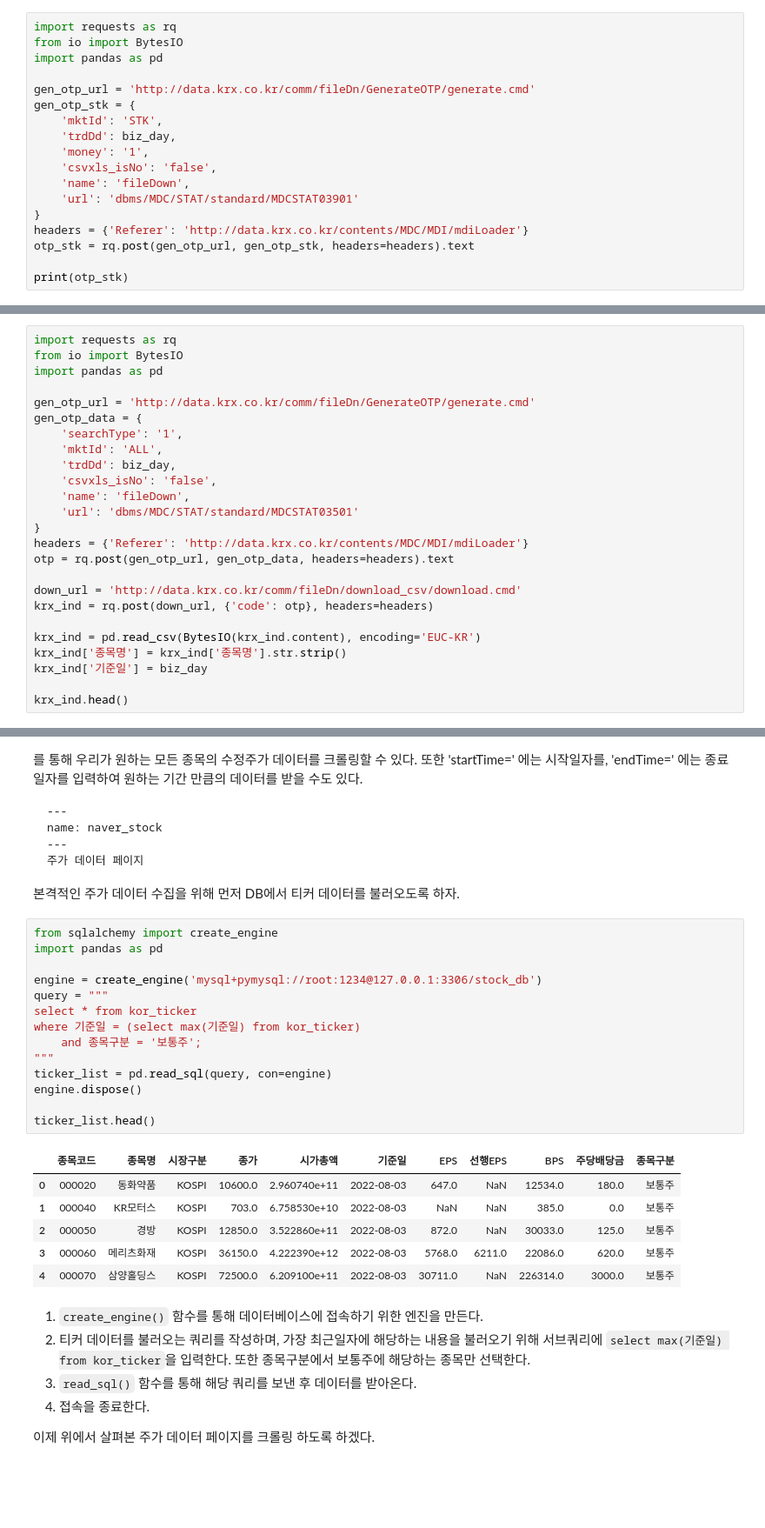
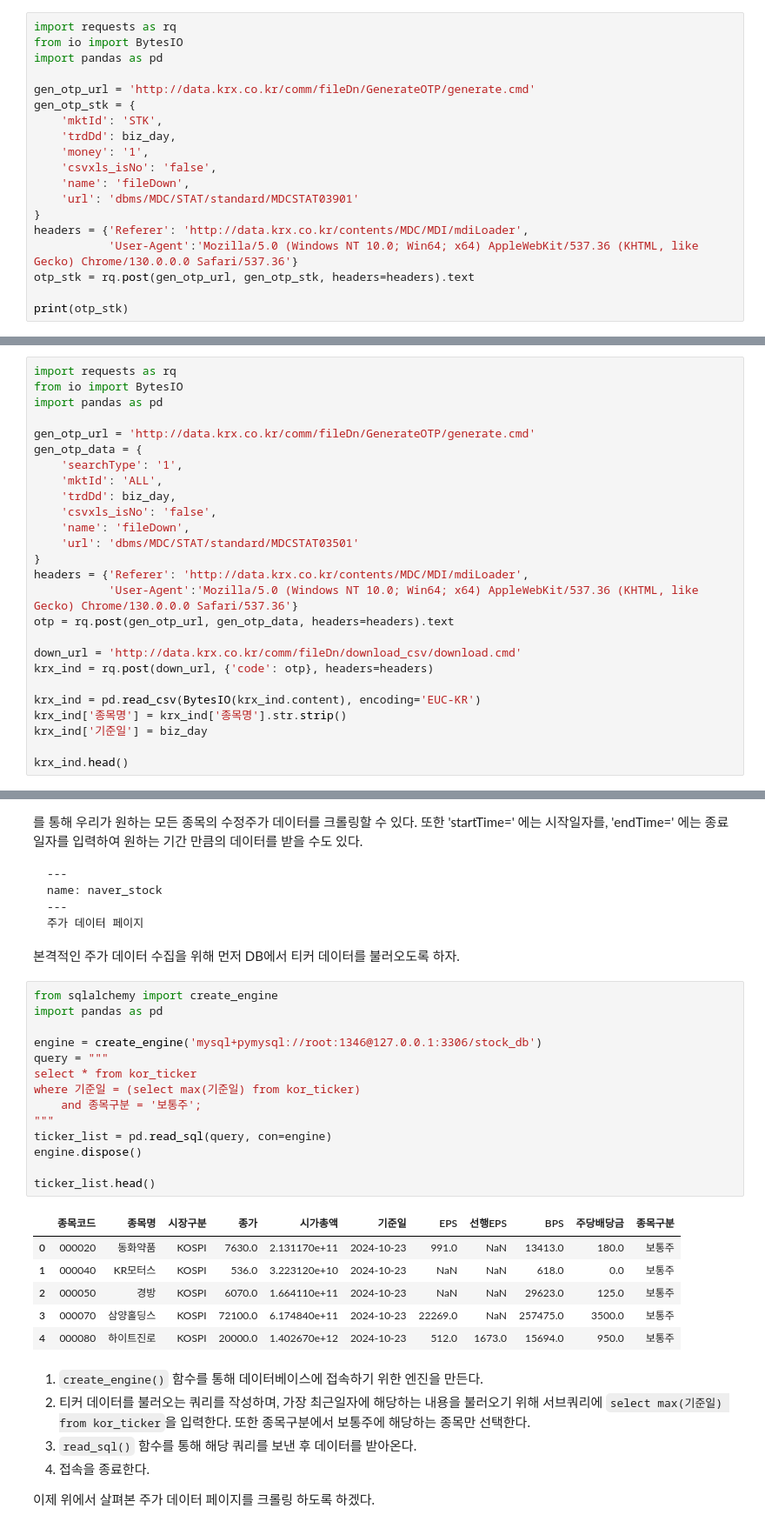
Before and after one commit to JaehwanKim00/stock_trading, a Jupyter notebook: data_korea.ipynb, the cells around one changed output, grey strips where cells are left out. Shown at 87% size. Saved outputs shown, nothing was run; the diff lists cells and outputs as text; blank space fills up the shorter version.

```diff
--- a/data_korea.ipynb
+++ b/data_korea.ipynb
@@ -119,7 +119,8 @@ gen_otp_stk = {
     'name': 'fileDown',
     'url': 'dbms/MDC/STAT/standard/MDCSTAT03901'
 }
-headers = {'Referer': 'http://data.krx.co.kr/contents/MDC/MDI/mdiLoader'}
+headers = {'Referer': 'http://data.krx.co.kr/contents/MDC/MDI/mdiLoader',
+           'User-Agent':'Mozilla/5.0 (Windows NT 10.0; Win64; x64) AppleWebKit/537.36 (KHTML, like Gecko) Chrome/130.0.0.0 Safari/537.36'}
 otp_stk = rq.post(gen_otp_url, gen_otp_stk, headers=headers).text
 
 print(otp_stk)
@@ -243,7 +228,8 @@ gen_otp_data = {
     'name': 'fileDown',
     'url': 'dbms/MDC/STAT/standard/MDCSTAT03501'
 }
-headers = {'Referer': 'http://data.krx.co.kr/contents/MDC/MDI/mdiLoader'}
+headers = {'Referer': 'http://data.krx.co.kr/contents/MDC/MDI/mdiLoader',
+           'User-Agent':'Mozilla/5.0 (Windows NT 10.0; Win64; x64) AppleWebKit/537.36 (KHTML, like Gecko) Chrome/130.0.0.0 Safari/537.36'}
 otp = rq.post(gen_otp_url, gen_otp_data, headers=headers).text
 
 down_url = 'http://data.krx.co.kr/comm/fileDn/download_csv/download.cmd'
@@ -674,24 +677,24 @@ name: naver_stock
 # %%
 from sqlalchemy import create_engine
 import pandas as pd
 
-engine = create_engine('mysql+pymysql://root:1234@127.0.0.1:3306/stock_db')
+engine = create_engine('mysql+pymysql://root:1346@127.0.0.1:3306/stock_db')
 query = """
 select * from kor_ticker
 where 기준일 = (select max(기준일) from kor_ticker)
 	and 종목구분 = '보통주';
 """
 ticker_list = pd.read_sql(query, con=engine)
 engine.dispose()
 
 ticker_list.head()
 # %% [output]
 |  | 종목코드 | 종목명 | 시장구분 | 종가 | 시가총액 | 기준일 | EPS | 선행EPS | BPS | 주당배당금 | 종목구분 |
-| 0 | 000020 | 동화약품 | KOSPI | 10600.0 | 2.960740e+11 | 2022-08-03 | 647.0 | NaN | 12534.0 | 180.0 | 보통주 |
-| 1 | 000040 | KR모터스 | KOSPI | 703.0 | 6.758530e+10 | 2022-08-03 | NaN | NaN | 385.0 | 0.0 | 보통주 |
-| 2 | 000050 | 경방 | KOSPI | 12850.0 | 3.522860e+11 | 2022-08-03 | 872.0 | NaN | 30033.0 | 125.0 | 보통주 |
-| 3 | 000060 | 메리츠화재 | KOSPI | 36150.0 | 4.222390e+12 | 2022-08-03 | 5768.0 | 6211.0 | 22086.0 | 620.0 | 보통주 |
-| 4 | 000070 | 삼양홀딩스 | KOSPI | 72500.0 | 6.209100e+11 | 2022-08-03 | 30711.0 | NaN | 226314.0 | 3000.0 | 보통주 |
+| 0 | 000020 | 동화약품 | KOSPI | 7630.0 | 2.131170e+11 | 2024-10-23 | 991.0 | NaN | 13413.0 | 180.0 | 보통주 |
+| 1 | 000040 | KR모터스 | KOSPI | 536.0 | 3.223120e+10 | 2024-10-23 | NaN | NaN | 618.0 | 0.0 | 보통주 |
+| 2 | 000050 | 경방 | KOSPI | 6070.0 | 1.664110e+11 | 2024-10-23 | NaN | NaN | 29623.0 | 125.0 | 보통주 |
+| 3 | 000070 | 삼양홀딩스 | KOSPI | 72100.0 | 6.174840e+11 | 2024-10-23 | 22269.0 | NaN | 257475.0 | 3500.0 | 보통주 |
+| 4 | 000080 | 하이트진로 | KOSPI | 20000.0 | 1.402670e+12 | 2024-10-23 | 512.0 | 1673.0 | 15694.0 | 950.0 | 보통주 |
 # %% [markdown]
 1. `create_engine()` 함수를 통해 데이터베이스에 접속하기 위한 엔진을 만든다.
 2. 티커 데이터를 불러오는 쿼리를 작성하며, 가장 최근일자에 해당하는 내용을 불러오기 위해 서브쿼리에 `select max(기준일) from kor_ticker`을 입력한다. 또한 종목구분에서 보통주에 해당하는 종목만 선택한다.
```
Also changed, not shown: parts of 21 cells of this notebook.
